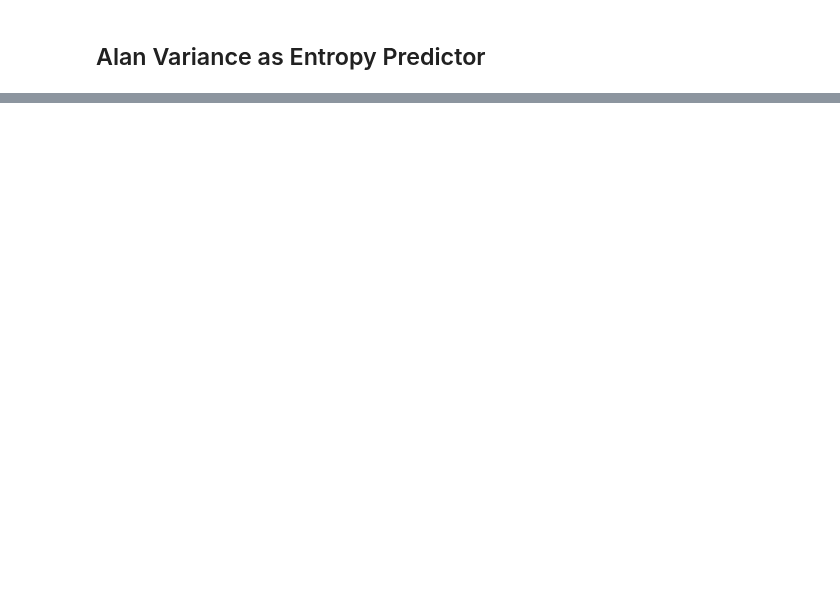
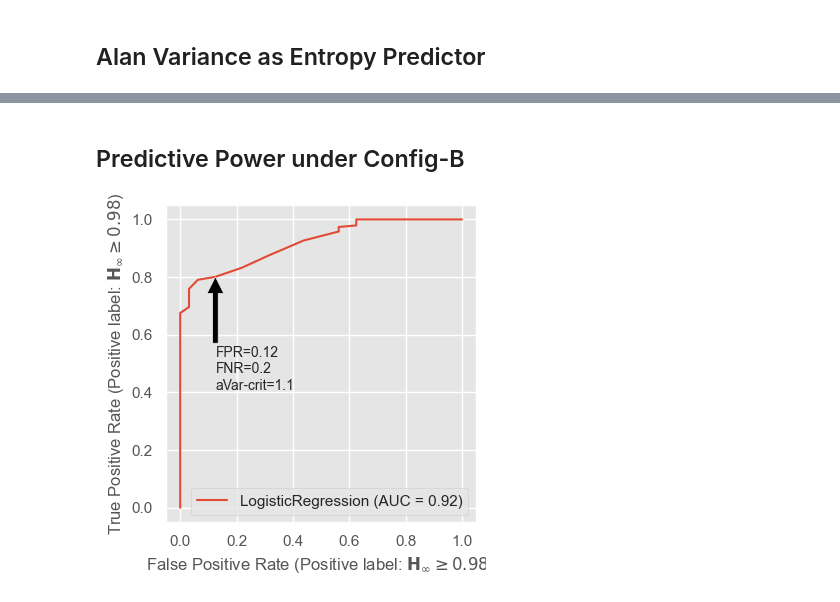
Before and after one commit to maciejskorski/enhanced-pll-trng, a Jupyter notebook: src/CornerValues.ipynb, the cells around one changed output, grey strips where cells are left out. Drawn from its saved outputs; the diff is of its cells as text; code cells hidden in the pictures; blank space fills up the shorter version.

```diff
--- a/src/CornerValues.ipynb
+++ b/src/CornerValues.ipynb
@@ -78,0 +80,41 @@ fig.savefig("corner_values_aVar_vs_Ent.svg")
+# %% [markdown]
+## Predictive Power under Config-B
+# %%
+from sklearn import linear_model
+from sklearn import metrics
+import numpy as np
+
+y = df["min-E (NIST)"] >= 0.98
+y = y.replace({True: "$\mathbf{H}_{\infty}\geq 0.98$", False: "\mathbf{H}_{\infty} < 0.98"})
+X = df[["aVar"]]
+
+# mask = df['Temp [°C]']==24
+mask = df["config"] == "b1"
+X = X[mask]
+y = y[mask]
+
+model = linear_model.LogisticRegression()
+model.fit(X, y)
+
+fig, ax = plt.subplots(figsize=(4, 4))
+disp = metrics.RocCurveDisplay.from_estimator(model, X, y, pos_label="$\mathbf{H}_{\infty}\geq 0.98$", ax=ax)
+
+x_aVar = np.array(1.103)
+y_pred = df[mask][["aVar"]] >= x_aVar
+y_true = df[mask]["min-E (NIST)"] >= 0.98
+((_, fpr), (fnr, _)) = metrics.confusion_matrix(y_true, y_pred, normalize="true")
+ax.annotate(
+    f"FPR={fpr.round(2)}\nFNR={fnr.round(2)}\naVar-crit={x_aVar.round(2)}",
+    xy=(fpr, 1 - fnr),
+    xycoords="data",
+    xytext=(0.0, -50.0),
+    textcoords="offset points",
+    arrowprops=dict(facecolor="black"),
+    horizontalalignment="left",
+    verticalalignment="top",
+)
+
+plt.tight_layout()
+fig.savefig("corner_values_Ent_pred_configb.svg")
+# %% [output]
+[figure, added]
```
Also changed, not shown: parts of 13 cells of this notebook.
